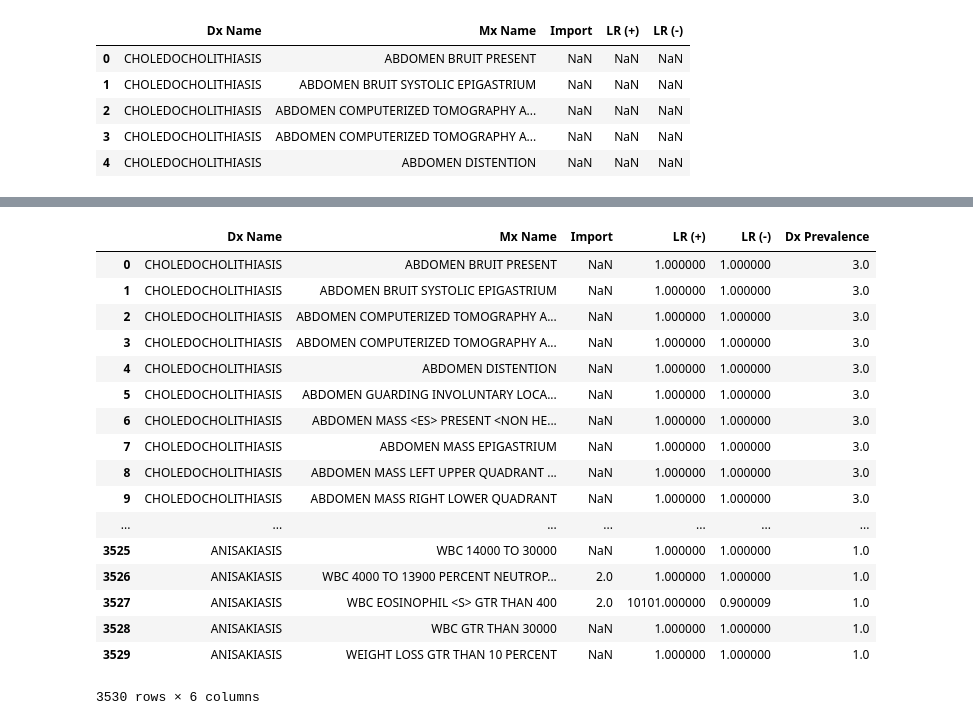
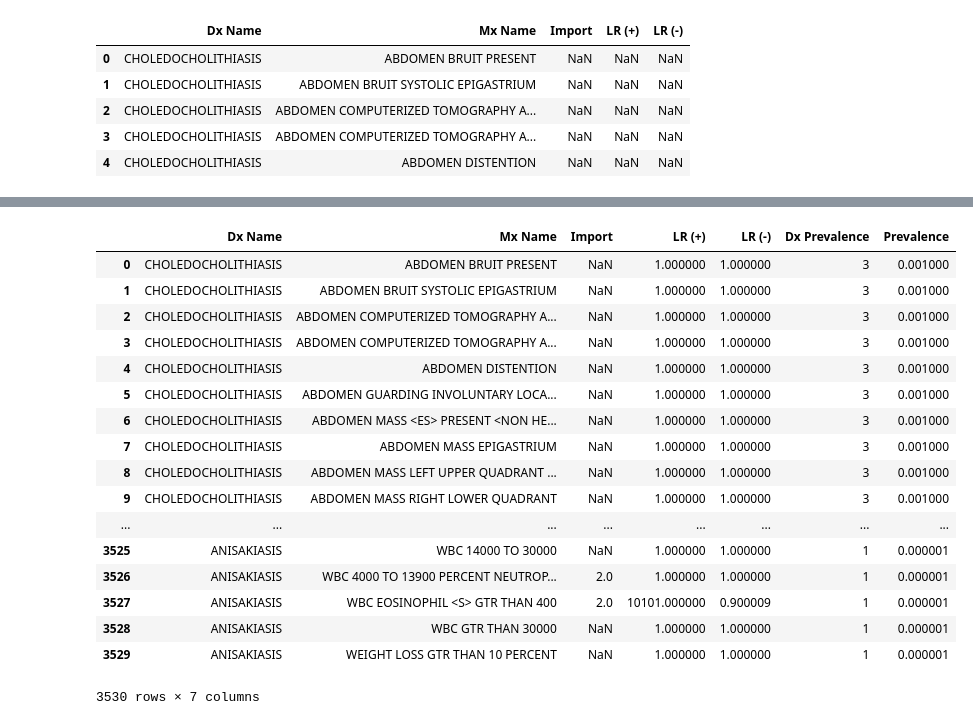
Before and after one commit to alvinjeffery/cds_bayes, a Jupyter notebook: df_bayes/cds_df.ipynb, the cells around one changed output, grey strips where cells are left out. Drawn from its saved outputs; the diff is of its cells as text; code cells hidden in the pictures.

```diff
--- a/df_bayes/cds_df.ipynb
+++ b/df_bayes/cds_df.ipynb
@@ -425,25 +425,29 @@ df_test
 # %%
 df_test['LR (+)'] = df_test['LR (+)'].fillna(value = 1)
 df_test['LR (-)'] = df_test['LR (-)'].fillna(value = 1)
 
+# convert prevalances back to proportions
+# adding new column to be consistent with original DxMxLR.csv file
+df_test['Prevalence'] = df_test['Dx Prevalence'].map(PREV)
+
 df_test
 # %% [output]
-|  | Dx Name | Mx Name | Import | LR (+) | LR (-) | Dx Prevalence |
-| 0 | CHOLEDOCHOLITHIASIS | ABDOMEN BRUIT PRESENT | NaN | 1.000000 | 1.000000 | 3.0 |
-| 1 | CHOLEDOCHOLITHIASIS | ABDOMEN BRUIT SYSTOLIC EPIGASTRIUM | NaN | 1.000000 | 1.000000 | 3.0 |
-| 2 | CHOLEDOCHOLITHIASIS | ABDOMEN COMPUTERIZED TOMOGRAPHY A... | NaN | 1.000000 | 1.000000 | 3.0 |
-| 3 | CHOLEDOCHOLITHIASIS | ABDOMEN COMPUTERIZED TOMOGRAPHY A... | NaN | 1.000000 | 1.000000 | 3.0 |
-| 4 | CHOLEDOCHOLITHIASIS | ABDOMEN DISTENTION | NaN | 1.000000 | 1.000000 | 3.0 |
-| 5 | CHOLEDOCHOLITHIASIS | ABDOMEN GUARDING INVOLUNTARY LOCA... | NaN | 1.000000 | 1.000000 | 3.0 |
-| 6 | CHOLEDOCHOLITHIASIS | ABDOMEN MASS <ES> PRESENT <NON HE... | NaN | 1.000000 | 1.000000 | 3.0 |
-| 7 | CHOLEDOCHOLITHIASIS | ABDOMEN MASS EPIGASTRIUM | NaN | 1.000000 | 1.000000 | 3.0 |
-| 8 | CHOLEDOCHOLITHIASIS | ABDOMEN MASS LEFT UPPER QUADRANT ... | NaN | 1.000000 | 1.000000 | 3.0 |
-| 9 | CHOLEDOCHOLITHIASIS | ABDOMEN MASS RIGHT LOWER QUADRANT | NaN | 1.000000 | 1.000000 | 3.0 |
-| ... | ... | ... | ... | ... | ... | ... |
-| 3525 | ANISAKIASIS | WBC 14000 TO 30000 | NaN | 1.000000 | 1.000000 | 1.0 |
-| 3526 | ANISAKIASIS | WBC 4000 TO 13900 PERCENT NEUTROP... | 2.0 | 1.000000 | 1.000000 | 1.0 |
-| 3527 | ANISAKIASIS | WBC EOSINOPHIL <S> GTR THAN 400 | 2.0 | 10101.000000 | 0.900009 | 1.0 |
-| 3528 | ANISAKIASIS | WBC GTR THAN 30000 | NaN | 1.000000 | 1.000000 | 1.0 |
-| 3529 | ANISAKIASIS | WEIGHT LOSS GTR THAN 10 PERCENT | NaN | 1.000000 | 1.000000 | 1.0 |
+|  | Dx Name | Mx Name | Import | LR (+) | LR (-) | Dx Prevalence | Prevalence |
+| 0 | CHOLEDOCHOLITHIASIS | ABDOMEN BRUIT PRESENT | NaN | 1.000000 | 1.000000 | 3 | 0.001000 |
+| 1 | CHOLEDOCHOLITHIASIS | ABDOMEN BRUIT SYSTOLIC EPIGASTRIUM | NaN | 1.000000 | 1.000000 | 3 | 0.001000 |
+| 2 | CHOLEDOCHOLITHIASIS | ABDOMEN COMPUTERIZED TOMOGRAPHY A... | NaN | 1.000000 | 1.000000 | 3 | 0.001000 |
+| 3 | CHOLEDOCHOLITHIASIS | ABDOMEN COMPUTERIZED TOMOGRAPHY A... | NaN | 1.000000 | 1.000000 | 3 | 0.001000 |
+| 4 | CHOLEDOCHOLITHIASIS | ABDOMEN DISTENTION | NaN | 1.000000 | 1.000000 | 3 | 0.001000 |
+| 5 | CHOLEDOCHOLITHIASIS | ABDOMEN GUARDING INVOLUNTARY LOCA... | NaN | 1.000000 | 1.000000 | 3 | 0.001000 |
+| 6 | CHOLEDOCHOLITHIASIS | ABDOMEN MASS <ES> PRESENT <NON HE... | NaN | 1.000000 | 1.000000 | 3 | 0.001000 |
+| 7 | CHOLEDOCHOLITHIASIS | ABDOMEN MASS EPIGASTRIUM | NaN | 1.000000 | 1.000000 | 3 | 0.001000 |
+| 8 | CHOLEDOCHOLITHIASIS | ABDOMEN MASS LEFT UPPER QUADRANT ... | NaN | 1.000000 | 1.000000 | 3 | 0.001000 |
+| 9 | CHOLEDOCHOLITHIASIS | ABDOMEN MASS RIGHT LOWER QUADRANT | NaN | 1.000000 | 1.000000 | 3 | 0.001000 |
+| ... | ... | ... | ... | ... | ... | ... | ... |
+| 3525 | ANISAKIASIS | WBC 14000 TO 30000 | NaN | 1.000000 | 1.000000 | 1 | 0.000001 |
+| 3526 | ANISAKIASIS | WBC 4000 TO 13900 PERCENT NEUTROP... | 2.0 | 1.000000 | 1.000000 | 1 | 0.000001 |
+| 3527 | ANISAKIASIS | WBC EOSINOPHIL <S> GTR THAN 400 | 2.0 | 10101.000000 | 0.900009 | 1 | 0.000001 |
+| 3528 | ANISAKIASIS | WBC GTR THAN 30000 | NaN | 1.000000 | 1.000000 | 1 | 0.000001 |
+| 3529 | ANISAKIASIS | WEIGHT LOSS GTR THAN 10 PERCENT | NaN | 1.000000 | 1.000000 | 1 | 0.000001 |
-3530 rows × 6 columns
+3530 rows × 7 columns
 # %%
```
Also changed, not shown: parts of 5 cells of this notebook, 4 other files.
